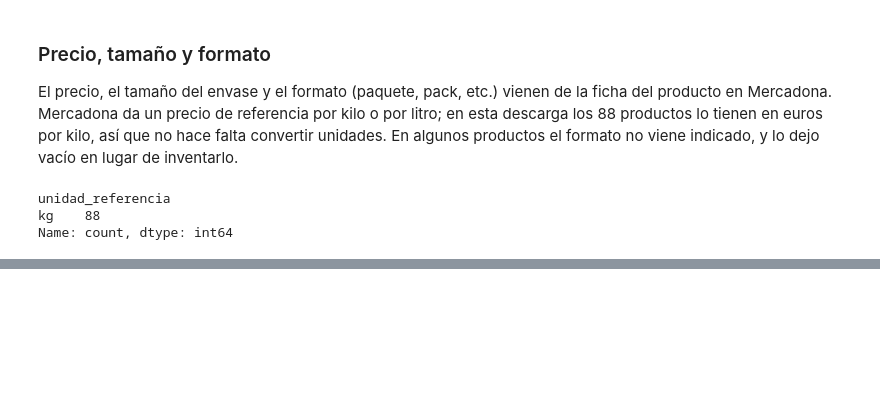
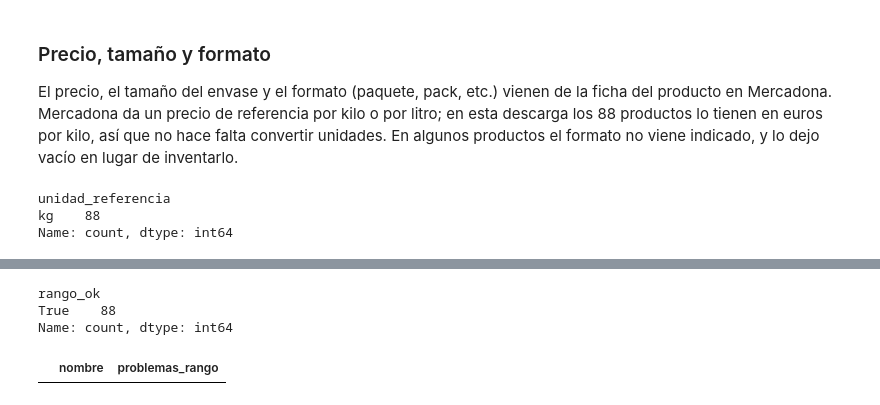
Before and after one commit to aroabm12/TFM-AROA-BARBERAN, a Jupyter notebook: pipeline_bronze_silver_gold.ipynb, the cells around one changed output, grey strips where cells are left out. Drawn from its saved outputs; the diff is of its cells as text; code cells hidden in the pictures; blank space fills up the shorter version.

```diff
--- a/pipeline_bronze_silver_gold.ipynb
+++ b/pipeline_bronze_silver_gold.ipynb
@@ -230,7 +258,8 @@ silver["kcal_calculadas"] = (
     4 * silver["proteins_100g"] + 4 * silver["carbohydrates_100g"] + 9 * silver["fat_100g"]
 )
 silver["diferencia_pct"] = (
-    (silver["energy-kcal_100g"] - silver["kcal_calculadas"]) / silver["kcal_calculadas"] * 100
+    (silver["energy-kcal_100g"] - silver["kcal_calculadas"])
+    / silver["kcal_calculadas"].where(silver["kcal_calculadas"] > 0) * 100
 ).round(1)
 
 
@@ -241,13 +270,17 @@ def estado_coherencia(fila):
     kcal = fila["energy-kcal_100g"]
     fibra = fila["fiber_100g"]
 
-    # Con fibra conocida (mayor que 0): sumamos 2 kcal por gramo
-    if pd.notna(fibra) and fibra > 0:
+    # Si los macros suman 0 g no se puede calcular una diferencia: solo es coherente si declara 0 kcal
+    if calc == 0:
+        return "coherente" if kcal == 0 else "incoherente"
+
+    # Fibra informada (incluida la fibra 0): sabemos cuánta hay, así que la usamos y decidimos
+    if pd.notna(fibra):
         esperado = calc + 2 * fibra
         dif = (kcal - esperado) / esperado * 100
         return "coherente" if abs(dif) <= 10 else "incoherente"
 
-    # Sin fibra: la fibra solo puede añadir kcal, nunca quitarlas
+    # Fibra ausente (no sabemos si hay): solo puede añadir kcal, nunca quitarlas
     dif = (kcal - calc) / calc * 100
     if abs(dif) <= 10:
         return "coherente"
@@ -293,0 +337,43 @@ Name: count, dtype: int64
+# %%
+macros_g = ["proteins_100g", "fat_100g", "carbohydrates_100g", "fiber_100g", "sugars_100g", "salt_100g"]
+
+
+def problemas_rango(fila):
+    problemas = []
+
+    kcal = fila["energy-kcal_100g"]
+    if pd.notna(kcal) and not (0 <= kcal <= 900):
+        problemas.append("kcal_fuera_de_rango")
+
+    for c in macros_g:
+        v = fila[c]
+        if pd.notna(v) and not (0 <= v <= 100):
+            problemas.append(c + "_fuera_de_rango")
+
+    # Los nutrientes que pesan no pueden sumar más de 100 g por cada 100 g de producto
+    pesos = [fila[c] for c in ["proteins_100g", "fat_100g", "carbohydrates_100g", "fiber_100g"] if pd.notna(fila[c])]
+    if sum(pesos) > 101:
+        problemas.append("suma_nutrientes_mayor_100g")
+
+    # Los azúcares forman parte de los hidratos
+    if pd.notna(fila["sugars_100g"]) and pd.notna(fila["carbohydrates_100g"]):
+        if fila["sugars_100g"] > fila["carbohydrates_100g"] + 0.5:
+            problemas.append("azucares_mayor_hidratos")
+
+    # Precios positivos (evita divisiones por cero más adelante)
+    if not (fila["precio_unidad"] > 0 and fila["precio_referencia"] > 0):
+        problemas.append("precio_no_positivo")
+
+    return ";".join(problemas)
+
+
+silver["problemas_rango"] = silver.apply(problemas_rango, axis=1)
+silver["rango_ok"] = silver["problemas_rango"] == ""
+
+print(silver["rango_ok"].value_counts())
+silver[~silver["rango_ok"]][["nombre", "problemas_rango"]]
+# %% [output]
+rango_ok
+True    88
+Name: count, dtype: int64
+|  | nombre | problemas_rango |
```
Also changed, not shown: parts of 13 cells of this notebook, 4 other files.
